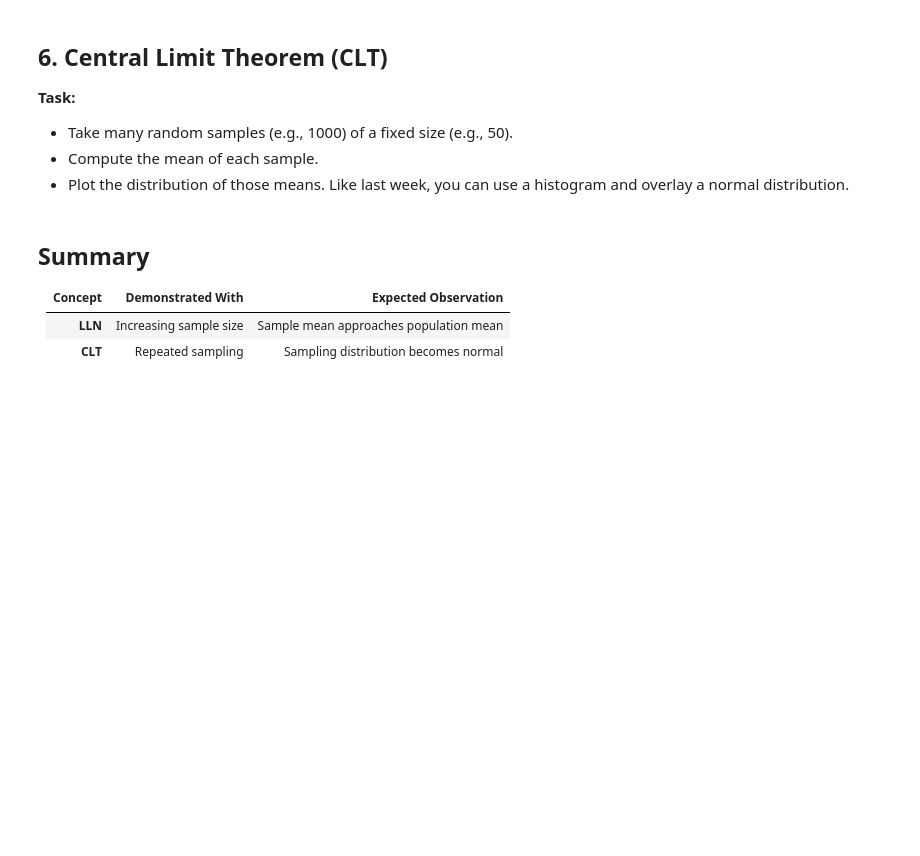
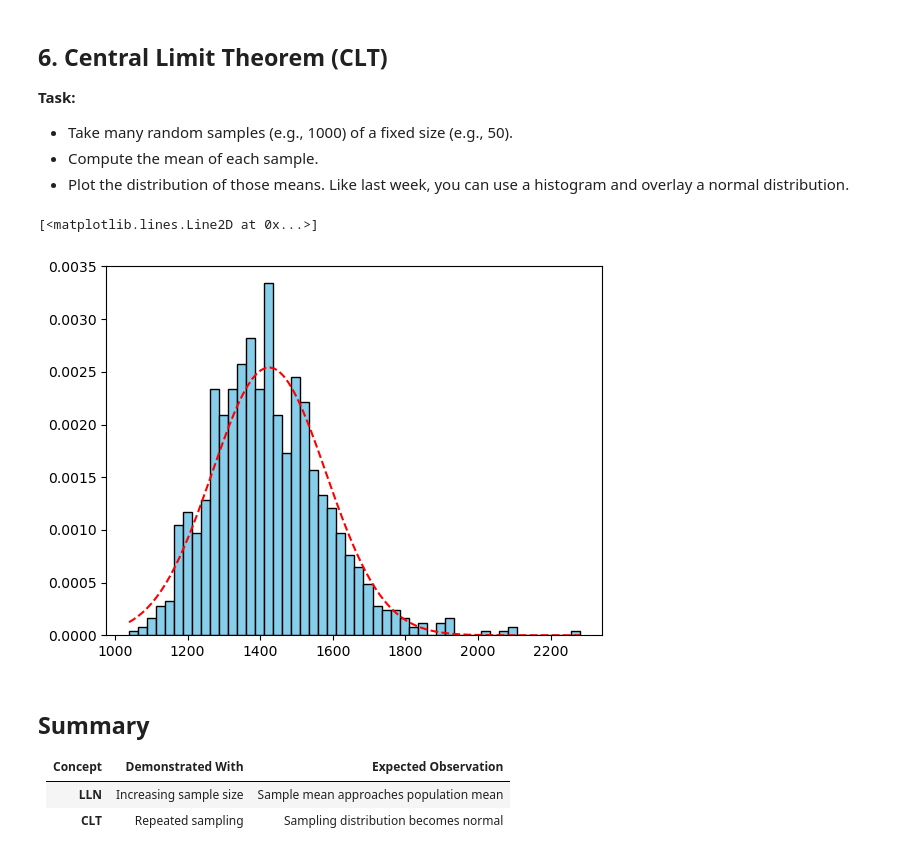
Before and after one commit to MathijsCok/Toegepaste_AI, a Jupyter notebook: Week4_LLN_CLT_Housing_Exercise.ipynb, the cells around one changed output. Saved outputs shown, nothing was run; the diff lists cells and outputs as text; code cells hidden in the pictures; blank space fills up the shorter version.

```diff
--- a/Week4_LLN_CLT_Housing_Exercise.ipynb
+++ b/Week4_LLN_CLT_Housing_Exercise.ipynb
@@ -137,10 +141,18 @@ print("Standard Deviation calculated using raw Python:", std_deviation)
 # --- Empirical Standard Error  ---
 
 # Number of samples
+sample_size = 1000
+num_samples = 1000
 
 
-# Draw many samples and compute their means
+sample_means = []
 
-
+# Draw many samples and means
+for i in range(num_samples):
+    sample = np.random.choice(Pop, size=sample_size, replace=True)
+    sample_means.append(np.mean(sample))
 
 # Empirical standard error (std of sample means)
+empirical_se = np.std(sample_means)
+
+print(f"Empirical Standard Error: {empirical_se}")
@@ -158,15 +176,35 @@ print("Standard Deviation calculated using raw Python:", std_deviation)
 # %%
 
 # TODO: Draw many samples and compute sample means
 # sample_size = ...
 # num_samples = ...
 # sample_means = [np.mean(...your sampling code...) for _ in range(num_samples)]
 
 # TODO: Plot the sampling distribution
+# Number of samples
 
+sample_size = 50
+num_samples = 1000
+
+sample_means = []
+
+# Draw many samples and means
+for i in range(num_samples):
+    sample = np.random.choice(Pop, size=sample_size, replace=True)
+    sample_means.append(np.mean(sample))
+
+mean, std = norm.fit(sample_means)
+x = np.linspace(min(sample_means), max(sample_means), 100)
+
+plt.hist(sample_means, bins=50, density=True, color='skyblue', edgecolor='black')
+
+plt.plot(x, norm.pdf(x, loc=mean, scale=std), 'r--', label='Normal Approximation')
 
 
 # Overlay a normal curve
+# %% [output]
+[<matplotlib.lines.Line2D at 0x...>]
+[figure, added]
 # %% [markdown]
 
 ## Summary
```
Also changed, not shown: parts of 4 cells of this notebook, 1 other file.
